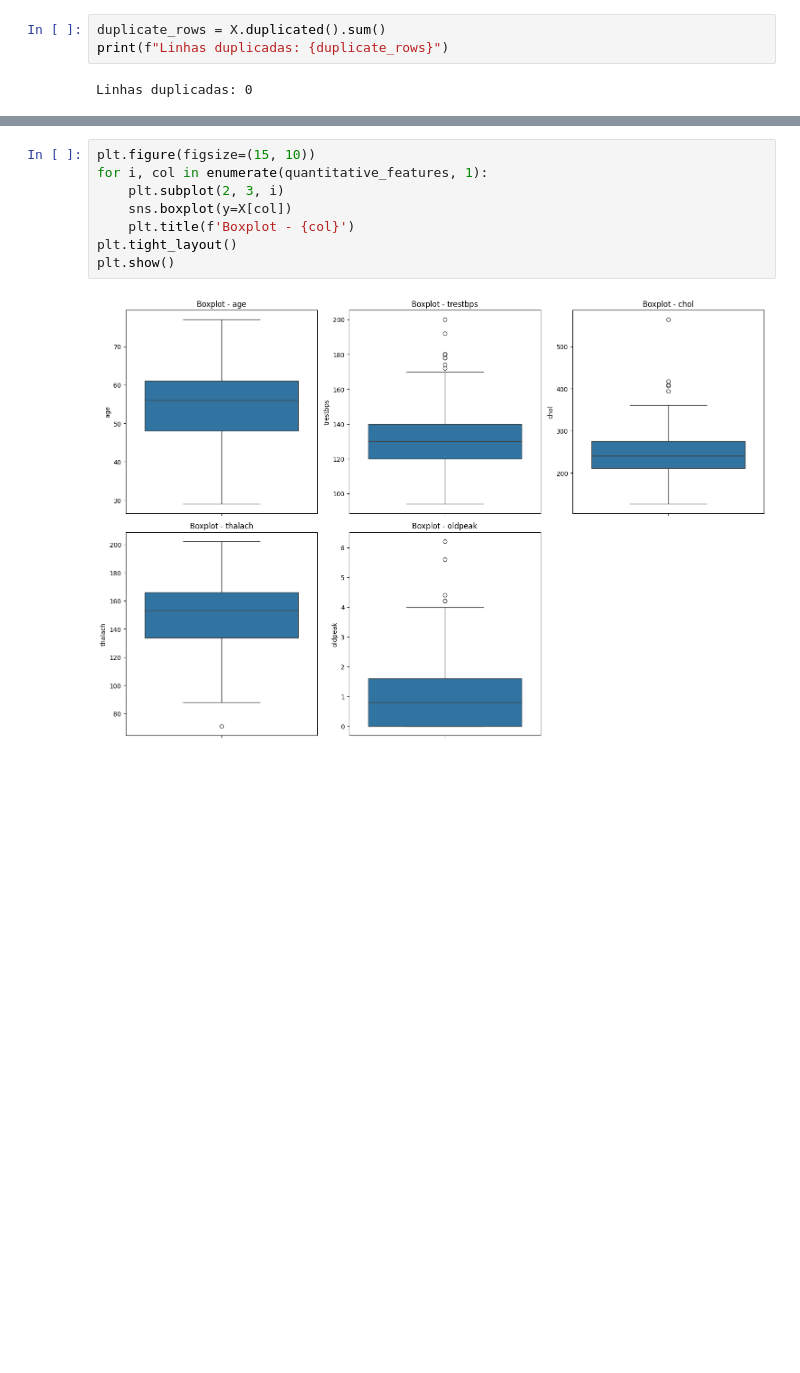
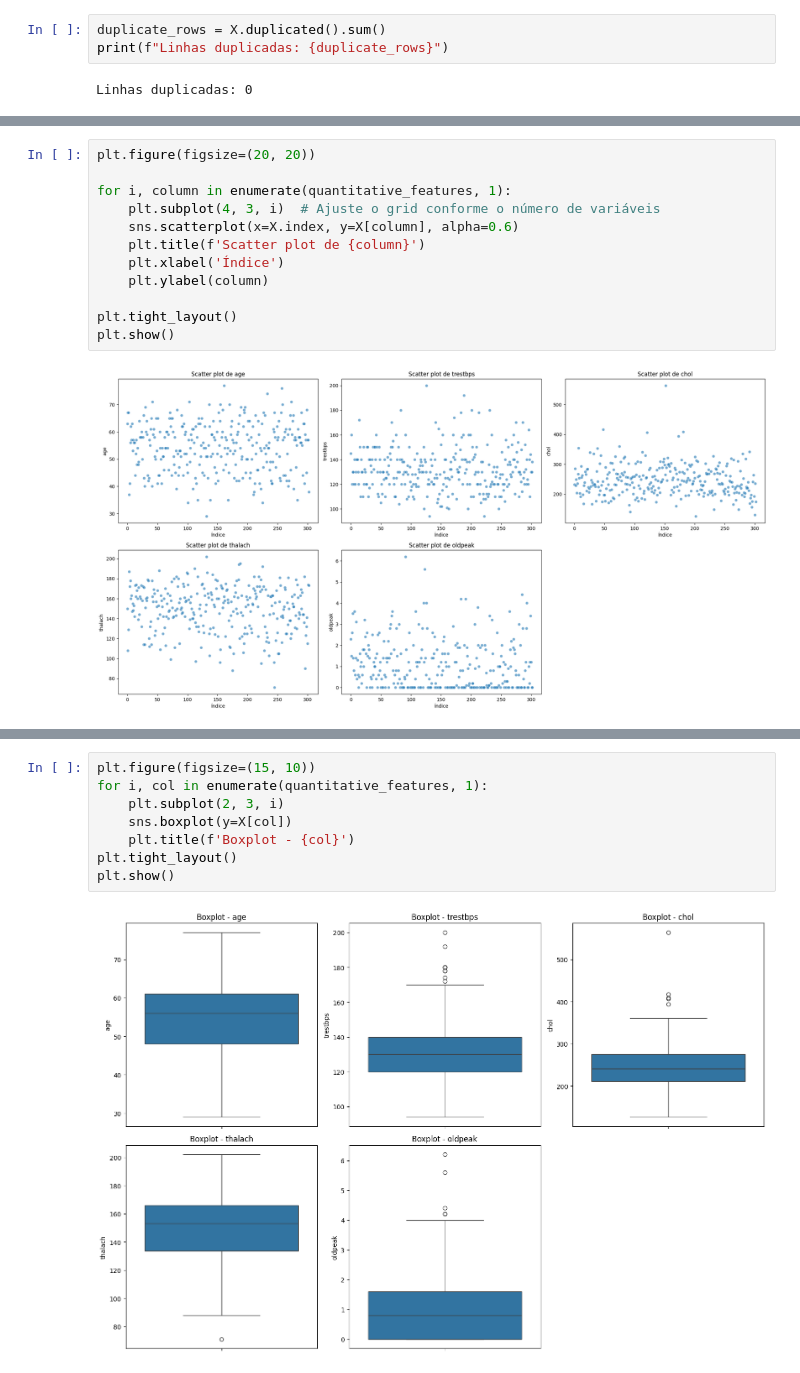
Before and after one commit to IvonLuiz/intro_aprendizado_de_maquina, a Jupyter notebook: heart_disease.ipynb, the cells around one changed output, grey strips where cells are left out. Saved outputs shown, nothing was run; the diff lists cells and outputs as text; blank space fills up the shorter version.

```diff
--- a/heart_disease.ipynb
+++ b/heart_disease.ipynb
@@ -473,0 +509,14 @@ Linhas duplicadas: 0
+# %%
+plt.figure(figsize=(20, 20))
+
+for i, column in enumerate(quantitative_features, 1):
+    plt.subplot(4, 3, i)  # Ajuste o grid conforme o número de variáveis
+    sns.scatterplot(x=X.index, y=X[column], alpha=0.6)
+    plt.title(f'Scatter plot de {column}')
+    plt.xlabel('Índice')
+    plt.ylabel(column)
+
+plt.tight_layout()
+plt.show()
+# %% [output]
+[figure, added]
```
Also changed, not shown: parts of 43 cells of this notebook.
